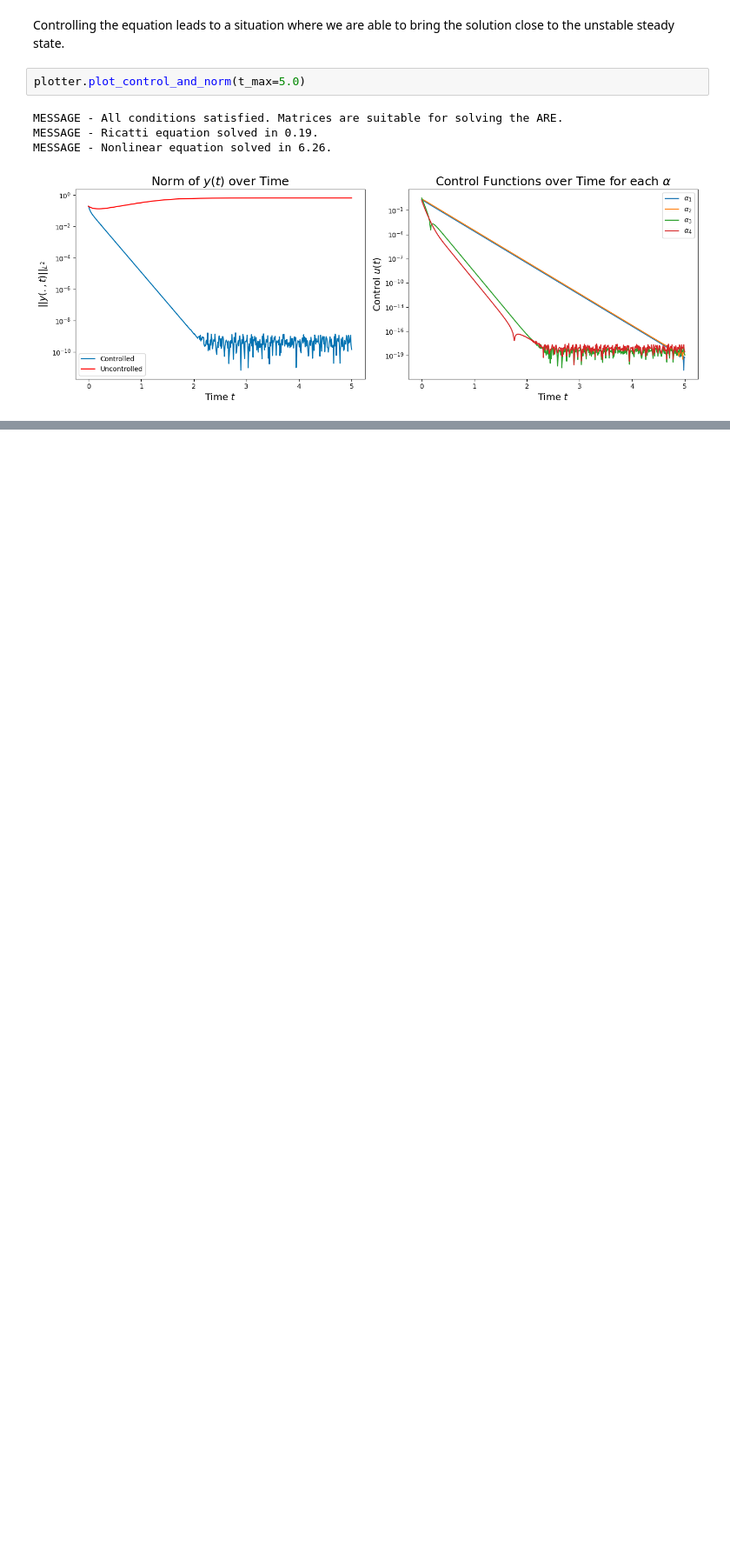
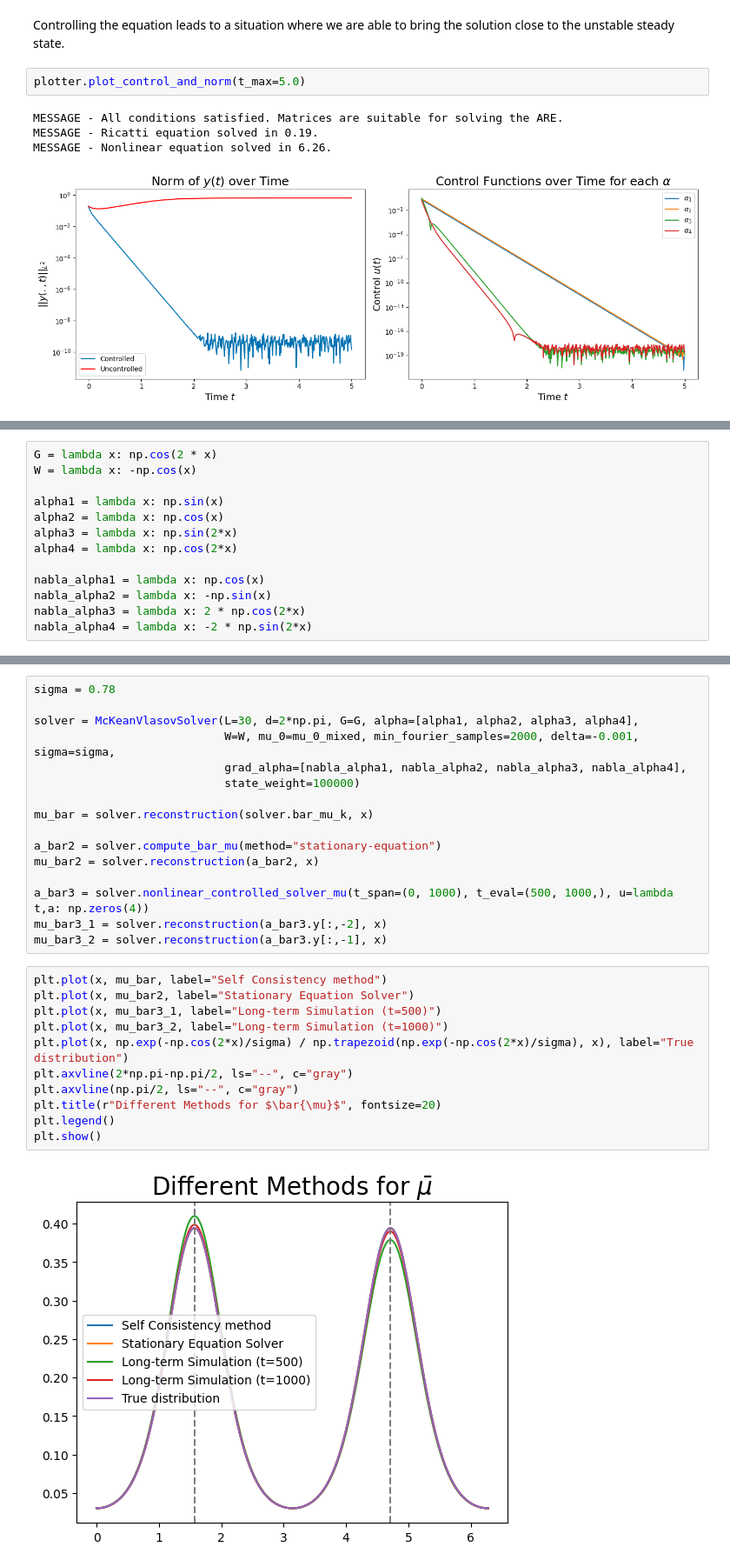
Before and after one commit to lucasmoschen/mckean-vlasov, a Jupyter notebook: codes/plotting.ipynb, the cells around one changed output, grey strips where cells are left out. Shown at 87% size. Saved outputs shown, nothing was run; the diff lists cells and outputs as text; blank space fills up the shorter version.

```diff
--- a/codes/plotting.ipynb
+++ b/codes/plotting.ipynb
@@ -222,0 +226,13 @@ Let us change the model a little bit to include a non-zero potential $G$. The si
+# %%
+G = lambda x: np.cos(2 * x)
+W = lambda x: -np.cos(x)
+
+alpha1 = lambda x: np.sin(x)
+alpha2 = lambda x: np.cos(x)
+alpha3 = lambda x: np.sin(2*x)
+alpha4 = lambda x: np.cos(2*x)
+
+nabla_alpha1 = lambda x: np.cos(x)
+nabla_alpha2 = lambda x: -np.sin(x)
+nabla_alpha3 = lambda x: 2 * np.cos(2*x)
+nabla_alpha4 = lambda x: -2 * np.sin(2*x)
@@ -222,0 +241,29 @@ Let us change the model a little bit to include a non-zero potential $G$. The si
+# %%
+sigma = 0.78
+
+solver = McKeanVlasovSolver(L=30, d=2*np.pi, G=G, alpha=[alpha1, alpha2, alpha3, alpha4],
+                            W=W, mu_0=mu_0_mixed, min_fourier_samples=2000, delta=-0.001, sigma=sigma,
+                            grad_alpha=[nabla_alpha1, nabla_alpha2, nabla_alpha3, nabla_alpha4],
+                            state_weight=100000)
+
+mu_bar = solver.reconstruction(solver.bar_mu_k, x)
+
+a_bar2 = solver.compute_bar_mu(method="stationary-equation")
+mu_bar2 = solver.reconstruction(a_bar2, x)
+
+a_bar3 = solver.nonlinear_controlled_solver_mu(t_span=(0, 1000), t_eval=(500, 1000,), u=lambda t,a: np.zeros(4))
+mu_bar3_1 = solver.reconstruction(a_bar3.y[:,-2], x)
+mu_bar3_2 = solver.reconstruction(a_bar3.y[:,-1], x)
+# %%
+plt.plot(x, mu_bar, label="Self Consistency method")
+plt.plot(x, mu_bar2, label="Stationary Equation Solver")
+plt.plot(x, mu_bar3_1, label="Long-term Simulation (t=500)")
+plt.plot(x, mu_bar3_2, label="Long-term Simulation (t=1000)")
+plt.plot(x, np.exp(-np.cos(2*x)/sigma) / np.trapezoid(np.exp(-np.cos(2*x)/sigma), x), label="True distribution")
+plt.axvline(2*np.pi-np.pi/2, ls="--", c="gray")
+plt.axvline(np.pi/2, ls="--", c="gray")
+plt.title(r"Different Methods for $\bar{\mu}$", fontsize=20)
+plt.legend()
+plt.show()
+# %% [output]
+[figure, added]
```
Also changed, not shown: parts of 32 cells of this notebook.
